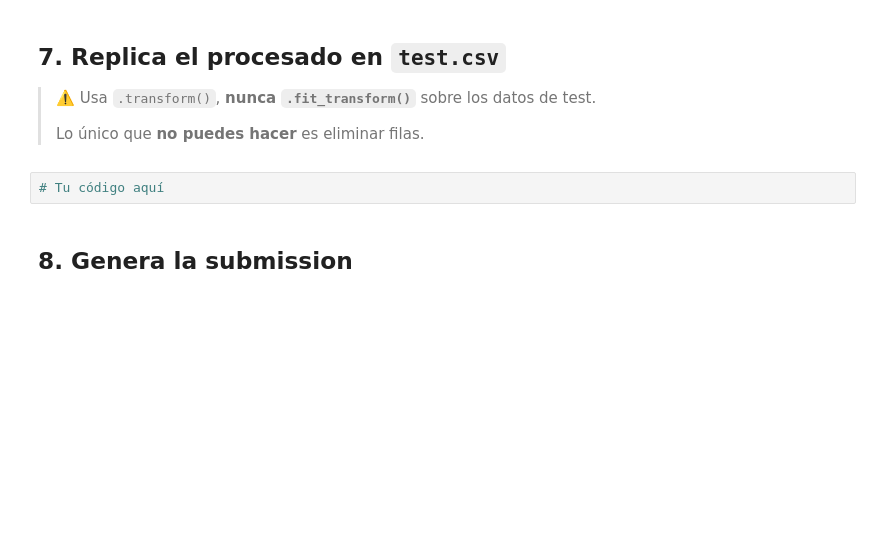
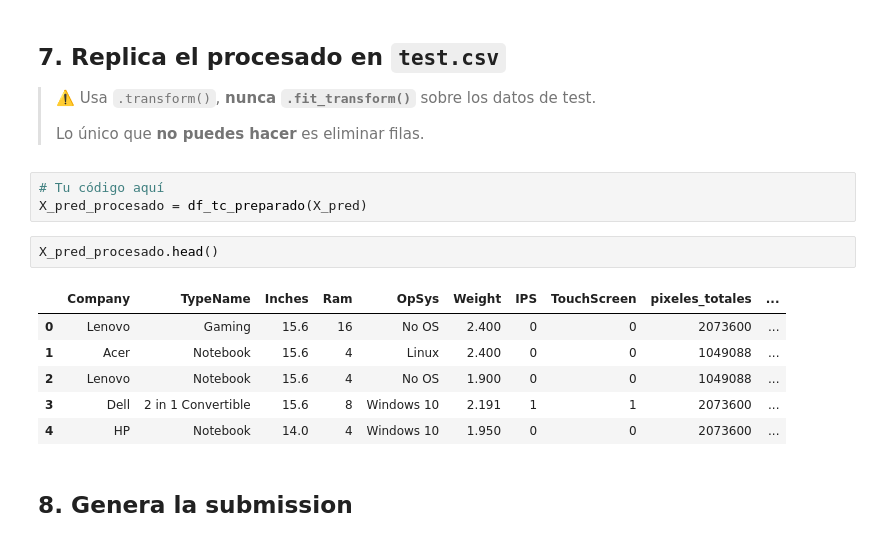
Before and after one commit to Gabriel-Caruso/DS-Online-Ramiro-Caruso, a Jupyter notebook: Team_Challenges/TC_04_Sprint_12_Kaggle/TC-Kaggle_submission.ipynb, the cells around one changed output. Saved outputs shown, nothing was run; the diff lists cells and outputs as text; blank space fills up the shorter version.

```diff
--- a/Team_Challenges/TC_04_Sprint_12_Kaggle/TC-Kaggle_submission.ipynb
+++ b/Team_Challenges/TC_04_Sprint_12_Kaggle/TC-Kaggle_submission.ipynb
@@ -259,6 +674,16 @@ X_pred.head()
 > Lo único que **no puedes hacer** es eliminar filas.
 # %%
 # Tu código aquí
+X_pred_procesado = df_tc_preparado(X_pred)
+# %%
+X_pred_procesado.head()
+# %% [output]
+|  | Company | TypeName | Inches | Ram | OpSys | Weight | IPS | TouchScreen | pixeles_totales | ... |
+| 0 | Lenovo | Gaming | 15.6 | 16 | No OS | 2.400 | 0 | 0 | 2073600 | ... |
+| 1 | Acer | Notebook | 15.6 | 4 | Linux | 2.400 | 0 | 0 | 1049088 | ... |
+| 2 | Lenovo | Notebook | 15.6 | 4 | No OS | 1.900 | 0 | 0 | 1049088 | ... |
+| 3 | Dell | 2 in 1 Convertible | 15.6 | 8 | Windows 10 | 2.191 | 1 | 1 | 2073600 | ... |
+| 4 | HP | Notebook | 14.0 | 4 | Windows 10 | 1.950 | 0 | 0 | 2073600 | ... |
 # %% [markdown]
 ## 8. Genera la submission
 # %% [markdown]
```
Also changed, not shown: parts of 45 cells of this notebook, 8 other files.
